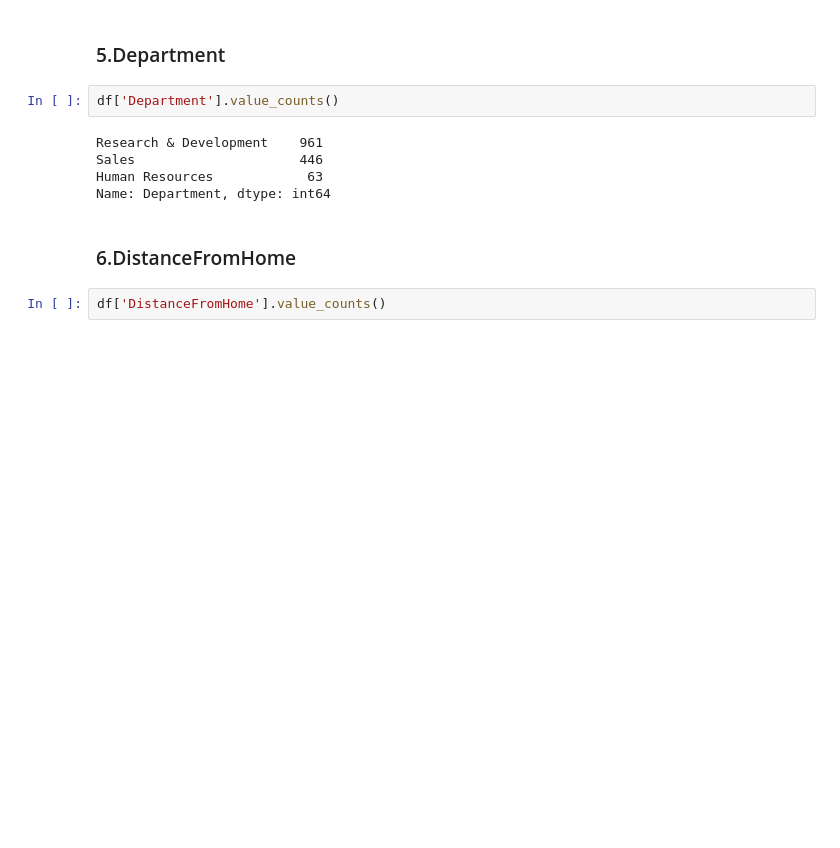
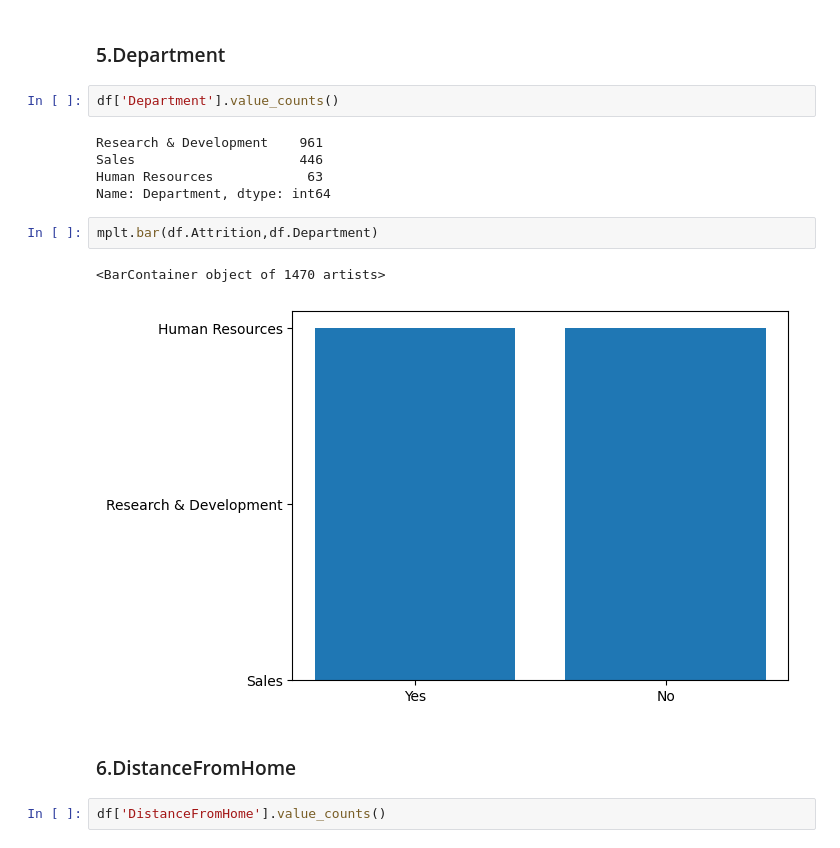
Before and after one commit to electrospy26/HR_Analytics, a Jupyter notebook: HRAnalytics/12_02_2023_EDA/HR_Attrition _ Performance.ipynb, the cells around one changed output. Cells and saved outputs as stored; diff of their text form; blank space fills up the shorter version.

```diff
--- a/HRAnalytics/12_02_2023_EDA/HR_Attrition _ Performance.ipynb
+++ b/HRAnalytics/12_02_2023_EDA/HR_Attrition _ Performance.ipynb
@@ -119,6 +150,11 @@ Research & Development    961
 Sales                     446
 Human Resources            63
 Name: Department, dtype: int64
+# %%
+mplt.bar(df.Attrition,df.Department)
+# %% [output]
+<BarContainer object of 1470 artists>
+[figure, added]
 # %% [markdown]
 ### 6.DistanceFromHome
 # %%
```
Also changed, not shown: parts of 33 cells of this notebook, 2 other files.
